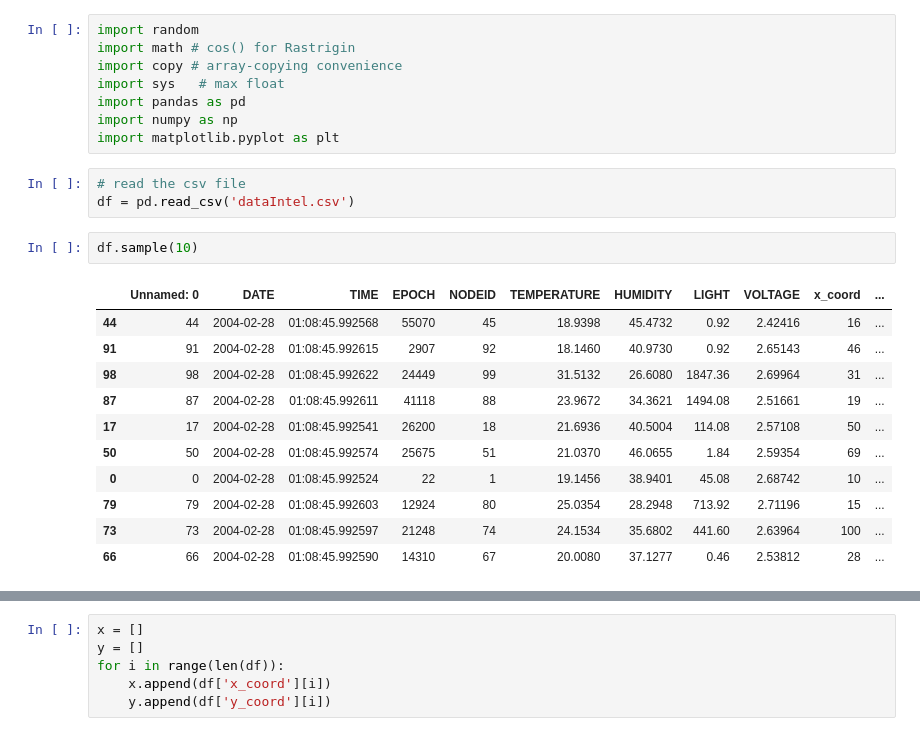
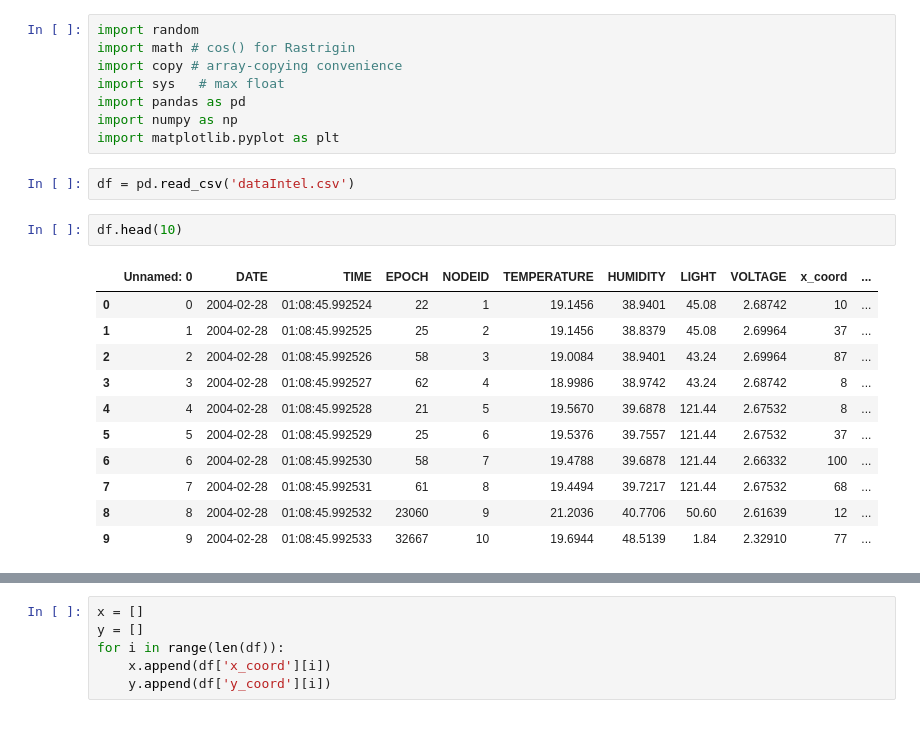
Before and after one commit to goyalgitesh/ResearchWorkWSN, a Jupyter notebook: ImplementedGWO/OurWork.ipynb, the cells around one changed output, grey strips where cells are left out. Saved outputs shown, nothing was run; the diff lists cells and outputs as text.

```diff
--- a/ImplementedGWO/OurWork.ipynb
+++ b/ImplementedGWO/OurWork.ipynb
@@ -7,19 +7,18 @@ import pandas as pd
 import numpy as np
 import matplotlib.pyplot as plt
 # %%
-# read the csv file
 df = pd.read_csv('dataIntel.csv')
 # %%
-df.sample(10)
+df.head(10)
 # %% [output]
 |  | Unnamed: 0 | DATE | TIME | EPOCH | NODEID | TEMPERATURE | HUMIDITY | LIGHT | VOLTAGE | x_coord | ... |
-| 44 | 44 | 2004-02-28 | 01:08:45.992568 | 55070 | 45 | 18.9398 | 45.4732 | 0.92 | 2.42416 | 16 | ... |
-| 91 | 91 | 2004-02-28 | 01:08:45.992615 | 2907 | 92 | 18.1460 | 40.9730 | 0.92 | 2.65143 | 46 | ... |
-| 98 | 98 | 2004-02-28 | 01:08:45.992622 | 24449 | 99 | 31.5132 | 26.6080 | 1847.36 | 2.69964 | 31 | ... |
-| 87 | 87 | 2004-02-28 | 01:08:45.992611 | 41118 | 88 | 23.9672 | 34.3621 | 1494.08 | 2.51661 | 19 | ... |
-| 17 | 17 | 2004-02-28 | 01:08:45.992541 | 26200 | 18 | 21.6936 | 40.5004 | 114.08 | 2.57108 | 50 | ... |
-| 50 | 50 | 2004-02-28 | 01:08:45.992574 | 25675 | 51 | 21.0370 | 46.0655 | 1.84 | 2.59354 | 69 | ... |
 | 0 | 0 | 2004-02-28 | 01:08:45.992524 | 22 | 1 | 19.1456 | 38.9401 | 45.08 | 2.68742 | 10 | ... |
-| 79 | 79 | 2004-02-28 | 01:08:45.992603 | 12924 | 80 | 25.0354 | 28.2948 | 713.92 | 2.71196 | 15 | ... |
-| 73 | 73 | 2004-02-28 | 01:08:45.992597 | 21248 | 74 | 24.1534 | 35.6802 | 441.60 | 2.63964 | 100 | ... |
-| 66 | 66 | 2004-02-28 | 01:08:45.992590 | 14310 | 67 | 20.0080 | 37.1277 | 0.46 | 2.53812 | 28 | ... |
+| 1 | 1 | 2004-02-28 | 01:08:45.992525 | 25 | 2 | 19.1456 | 38.8379 | 45.08 | 2.69964 | 37 | ... |
+| 2 | 2 | 2004-02-28 | 01:08:45.992526 | 58 | 3 | 19.0084 | 38.9401 | 43.24 | 2.69964 | 87 | ... |
+| 3 | 3 | 2004-02-28 | 01:08:45.992527 | 62 | 4 | 18.9986 | 38.9742 | 43.24 | 2.68742 | 8 | ... |
+| 4 | 4 | 2004-02-28 | 01:08:45.992528 | 21 | 5 | 19.5670 | 39.6878 | 121.44 | 2.67532 | 8 | ... |
+| 5 | 5 | 2004-02-28 | 01:08:45.992529 | 25 | 6 | 19.5376 | 39.7557 | 121.44 | 2.67532 | 37 | ... |
+| 6 | 6 | 2004-02-28 | 01:08:45.992530 | 58 | 7 | 19.4788 | 39.6878 | 121.44 | 2.66332 | 100 | ... |
+| 7 | 7 | 2004-02-28 | 01:08:45.992531 | 61 | 8 | 19.4494 | 39.7217 | 121.44 | 2.67532 | 68 | ... |
+| 8 | 8 | 2004-02-28 | 01:08:45.992532 | 23060 | 9 | 21.2036 | 40.7706 | 50.60 | 2.61639 | 12 | ... |
+| 9 | 9 | 2004-02-28 | 01:08:45.992533 | 32667 | 10 | 19.6944 | 48.5139 | 1.84 | 2.32910 | 77 | ... |
```
Also changed, not shown: parts of 41 cells of this notebook, 10 other files.
